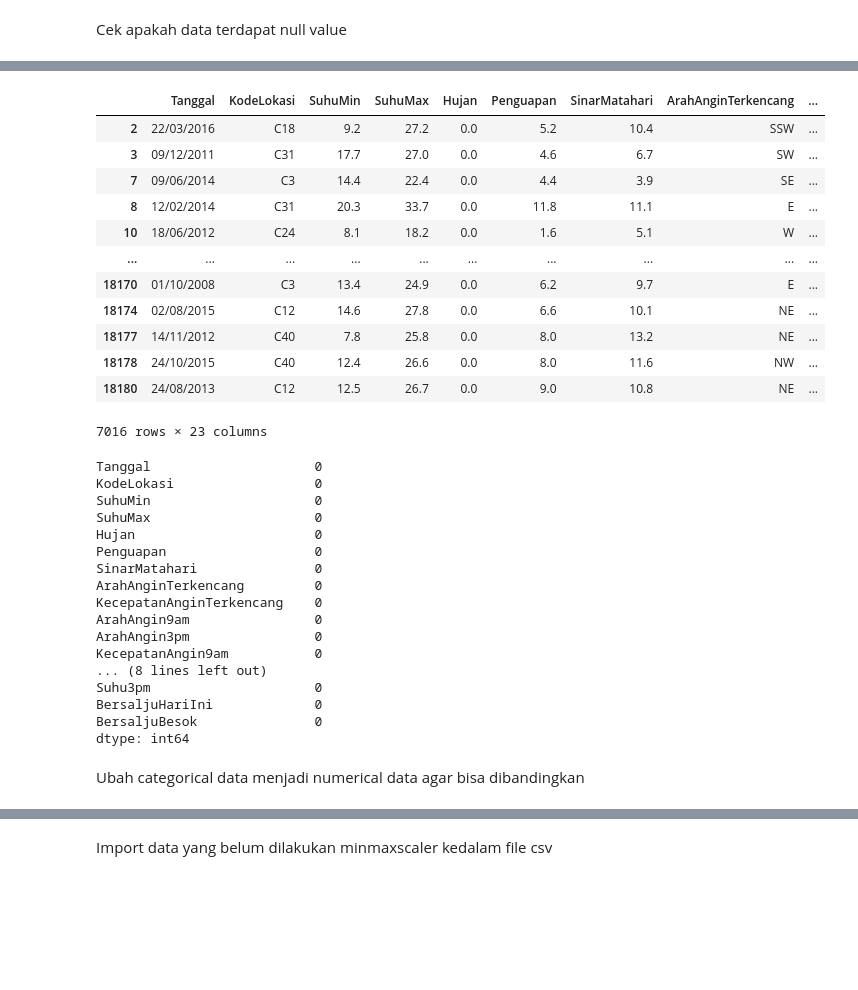
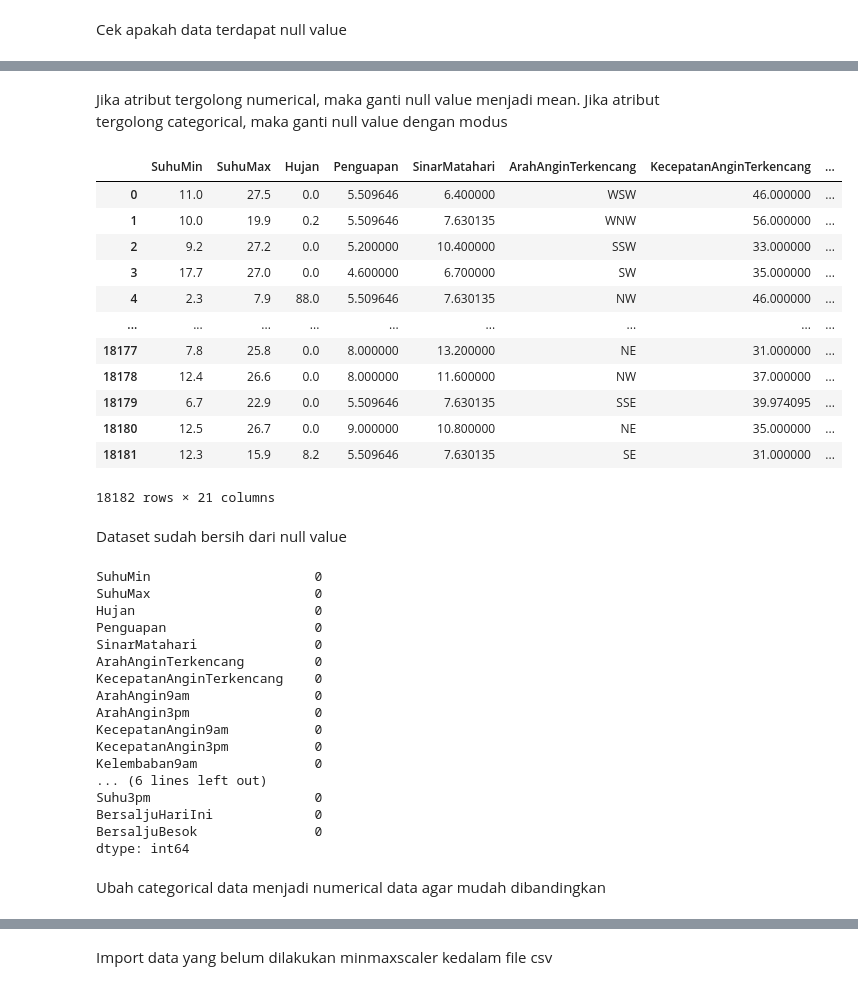
Before and after one commit to hafidhadhiet/Classification, a Jupyter notebook: Classification.ipynb, the cells around one changed output, grey strips where cells are left out. Cells and saved outputs as stored; diff of their text form; code cells hidden in the pictures; blank space fills up the shorter version.

```diff
--- a/Classification.ipynb
+++ b/Classification.ipynb
@@ -315,25 +324,47 @@ dtype: int64
+# %% [markdown]
+<p>Jika atribut tergolong numerical, maka ganti null value menjadi mean. Jika atribut tergolong categorical, maka ganti null value dengan modus</p>
 # %%
-datatest.dropna(inplace=True)
-datatest
+unscaled_datatest["SuhuMin"].fillna(value=unscaled_datatest["SuhuMin"].mean(), inplace = True)
+unscaled_datatest["SuhuMax"].fillna(value=unscaled_datatest["SuhuMax"].mean(), inplace = True)
+unscaled_datatest["Hujan"].fillna(value=unscaled_datatest["Hujan"].mean(), inplace = True)
+unscaled_datatest["Penguapan"].fillna(value=unscaled_datatest["Penguapan"].mean(), inplace = True)
+unscaled_datatest["SinarMatahari"].fillna(value=unscaled_datatest["SinarMatahari"].mean(), inplace = True)
+unscaled_datatest["ArahAnginTerkencang"].fillna(value=unscaled_datatest["ArahAnginTerkencang"].mode()[0], inplace = True)#Categorical
+unscaled_datatest["KecepatanAnginTerkencang"].fillna(value=unscaled_datatest["KecepatanAnginTerkencang"].mean(), inplace = True)
+unscaled_datatest["ArahAngin9am"].fillna(value=unscaled_datatest["ArahAngin9am"].mode()[0], inplace = True)#categorical
+unscaled_datatest["ArahAngin3pm"].fillna(value=unscaled_datatest["ArahAngin3pm"].mode()[0], inplace = True)#categorical
+unscaled_datatest["KecepatanAngin9am"].fillna(value=unscaled_datatest["KecepatanAngin9am"].mean(), inplace = True)
+unscaled_datatest["KecepatanAngin3pm"].fillna(value=unscaled_datatest["KecepatanAngin3pm"].mean(), inplace = True)
+unscaled_datatest["Kelembaban9am"].fillna(value=unscaled_datatest["Kelembaban9am"].mean(), inplace = True)
+unscaled_datatest["Kelembaban3pm"].fillna(value=unscaled_datatest["Kelembaban3pm"].mean(), inplace = True)
+unscaled_datatest["Tekanan9am"].fillna(value=unscaled_datatest["Tekanan9am"].mean(), inplace = True)
+unscaled_datatest["Tekanan3pm"].fillna(value=unscaled_datatest["Tekanan3pm"].mean(), inplace = True)
+unscaled_datatest["Awan9am"].fillna(value=unscaled_datatest["Awan9am"].mean(), inplace = True)
+unscaled_datatest["Awan3pm"].fillna(value=unscaled_datatest["Awan3pm"].mean(), inplace = True)
+unscaled_datatest["Suhu9am"].fillna(value=unscaled_datatest["Suhu9am"].mean(), inplace = True)
+unscaled_datatest["Suhu3pm"].fillna(value=unscaled_datatest["Suhu3pm"].mean(), inplace = True)
+unscaled_datatest["BersaljuHariIni"].fillna(value=unscaled_datatest["BersaljuHariIni"].mode()[0], inplace = True)#Categorical
+unscaled_datatest["BersaljuBesok"].fillna(value=unscaled_datatest["BersaljuBesok"].mode()[0], inplace = True)#categorical
+unscaled_datatest
 # %% [output]
-|  | Tanggal | KodeLokasi | SuhuMin | SuhuMax | Hujan | Penguapan | SinarMatahari | ArahAnginTerkencang | ... |
-| 2 | 22/03/2016 | C18 | 9.2 | 27.2 | 0.0 | 5.2 | 10.4 | SSW | ... |
-| 3 | 09/12/2011 | C31 | 17.7 | 27.0 | 0.0 | 4.6 | 6.7 | SW | ... |
-| 7 | 09/06/2014 | C3 | 14.4 | 22.4 | 0.0 | 4.4 | 3.9 | SE | ... |
-| 8 | 12/02/2014 | C31 | 20.3 | 33.7 | 0.0 | 11.8 | 11.1 | E | ... |
-| 10 | 18/06/2012 | C24 | 8.1 | 18.2 | 0.0 | 1.6 | 5.1 | W | ... |
-| ... | ... | ... | ... | ... | ... | ... | ... | ... | ... |
-| 18170 | 01/10/2008 | C3 | 13.4 | 24.9 | 0.0 | 6.2 | 9.7 | E | ... |
-| 18174 | 02/08/2015 | C12 | 14.6 | 27.8 | 0.0 | 6.6 | 10.1 | NE | ... |
-| 18177 | 14/11/2012 | C40 | 7.8 | 25.8 | 0.0 | 8.0 | 13.2 | NE | ... |
-| 18178 | 24/10/2015 | C40 | 12.4 | 26.6 | 0.0 | 8.0 | 11.6 | NW | ... |
-| 18180 | 24/08/2013 | C12 | 12.5 | 26.7 | 0.0 | 9.0 | 10.8 | NE | ... |
+|  | SuhuMin | SuhuMax | Hujan | Penguapan | SinarMatahari | ArahAnginTerkencang | KecepatanAnginTerkencang | ... |
+| 0 | 11.0 | 27.5 | 0.0 | 5.509646 | 6.400000 | WSW | 46.000000 | ... |
+| 1 | 10.0 | 19.9 | 0.2 | 5.509646 | 7.630135 | WNW | 56.000000 | ... |
+| 2 | 9.2 | 27.2 | 0.0 | 5.200000 | 10.400000 | SSW | 33.000000 | ... |
+| 3 | 17.7 | 27.0 | 0.0 | 4.600000 | 6.700000 | SW | 35.000000 | ... |
+| 4 | 2.3 | 7.9 | 88.0 | 5.509646 | 7.630135 | NW | 46.000000 | ... |
+| ... | ... | ... | ... | ... | ... | ... | ... | ... |
+| 18177 | 7.8 | 25.8 | 0.0 | 8.000000 | 13.200000 | NE | 31.000000 | ... |
+| 18178 | 12.4 | 26.6 | 0.0 | 8.000000 | 11.600000 | NW | 37.000000 | ... |
+| 18179 | 6.7 | 22.9 | 0.0 | 5.509646 | 7.630135 | SSE | 39.974095 | ... |
+| 18180 | 12.5 | 26.7 | 0.0 | 9.000000 | 10.800000 | NE | 35.000000 | ... |
+| 18181 | 12.3 | 15.9 | 8.2 | 5.509646 | 7.630135 | SE | 31.000000 | ... |
-7016 rows × 23 columns
+18182 rows × 21 columns
+# %% [markdown]
+<p>Dataset sudah bersih dari null value</p>
 # %%
-datatest.isnull().sum()
+unscaled_datatest.isnull().sum()
 # %% [output]
-Tanggal                     0
-KodeLokasi                  0
 SuhuMin                     0
 SuhuMax                     0
 Hujan                       0
@@ -344,11 +375,13 @@ KecepatanAnginTerkencang    0
 ArahAngin9am                0
 ArahAngin3pm                0
 KecepatanAngin9am           0
-... (8 lines left out)
+KecepatanAngin3pm           0
+Kelembaban9am               0
+... (6 lines left out)
 Suhu3pm                     0
 BersaljuHariIni             0
 BersaljuBesok               0
 dtype: int64
 # %% [markdown]
-<p>Ubah categorical data menjadi numerical data agar bisa dibandingkan</p>
+<p>Ubah categorical data menjadi numerical data agar mudah dibandingkan</p>
 # %%
```
Also changed, not shown: parts of 97 cells of this notebook, 4 other files.
